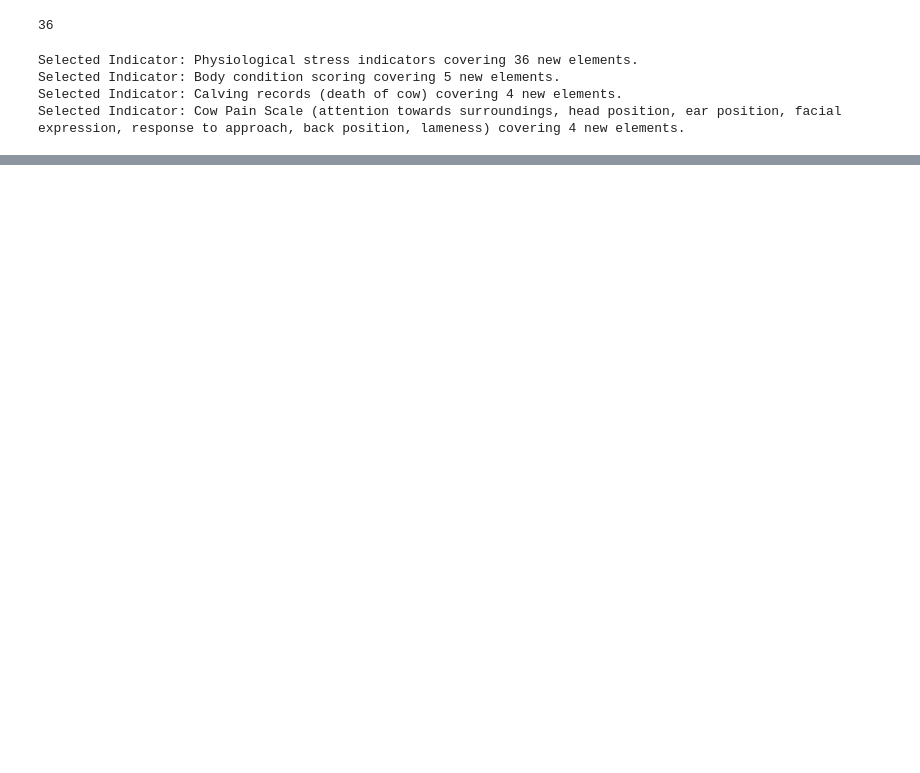
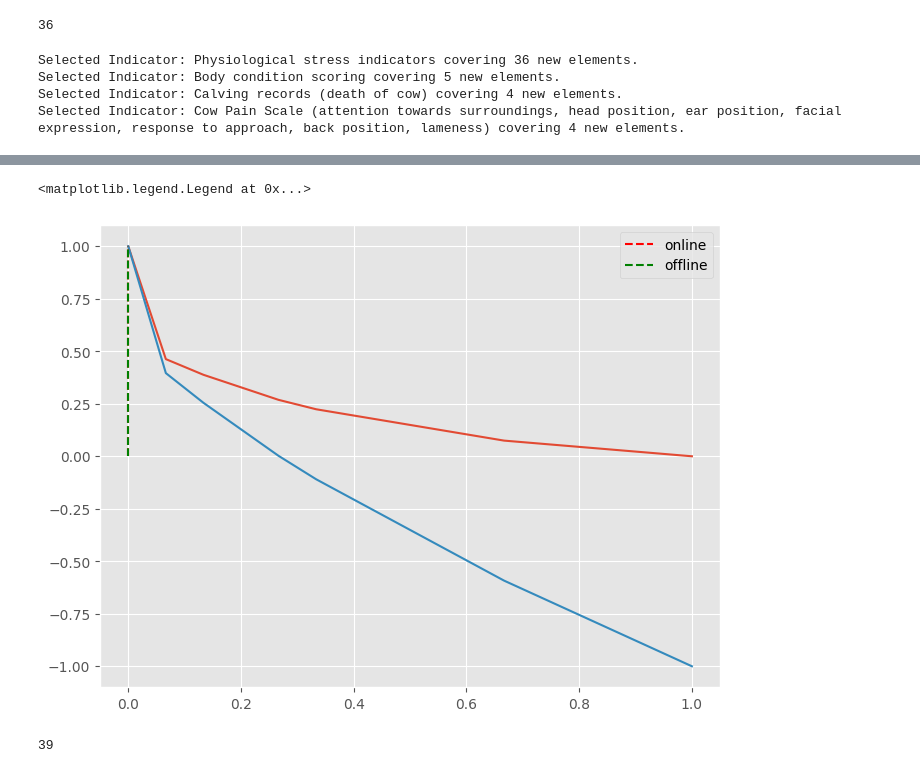
Before and after one commit to mentis-dev/welfare_indicators, a Jupyter notebook: notebook/simple.ipynb, the cells around one changed output, grey strips where cells are left out. Drawn from its saved outputs; the diff is of its cells as text; code cells hidden in the pictures; blank space fills up the shorter version.

```diff
--- a/notebook/simple.ipynb
+++ b/notebook/simple.ipynb
@@ -233,0 +354,23 @@ Percentage Covered: 73.13%
+# %%
+kl_online = KneeLocator(x, y, curve="convex", direction="decreasing", online=True)
+kl_offline = KneeLocator(x, y, curve="convex", direction="decreasing", online=False)
+
+import matplotlib.pyplot as plt
+
+plt.style.use("ggplot")
+plt.figure(figsize=(8, 6))
+plt.plot(kl_online.x_normalized, kl_online.y_normalized)
+plt.plot(kl_online.x_difference, kl_online.y_difference)
+colors = ["r", "g"]
+for k, c, o in zip(
+    [kl_online.norm_knee, kl_offline.norm_knee], ["r", "g"], ["online", "offline"]
+):
+    plt.vlines(k, 0, 1, linestyles="--", colors=c, label=o)
+plt.legend()
+# %% [output]
+<matplotlib.legend.Legend at 0x...>
+[figure, added]
+# %%
+len(indicators_to_consider)
+# %% [output]
+39
```
Also changed, not shown: parts of 16 cells of this notebook.
